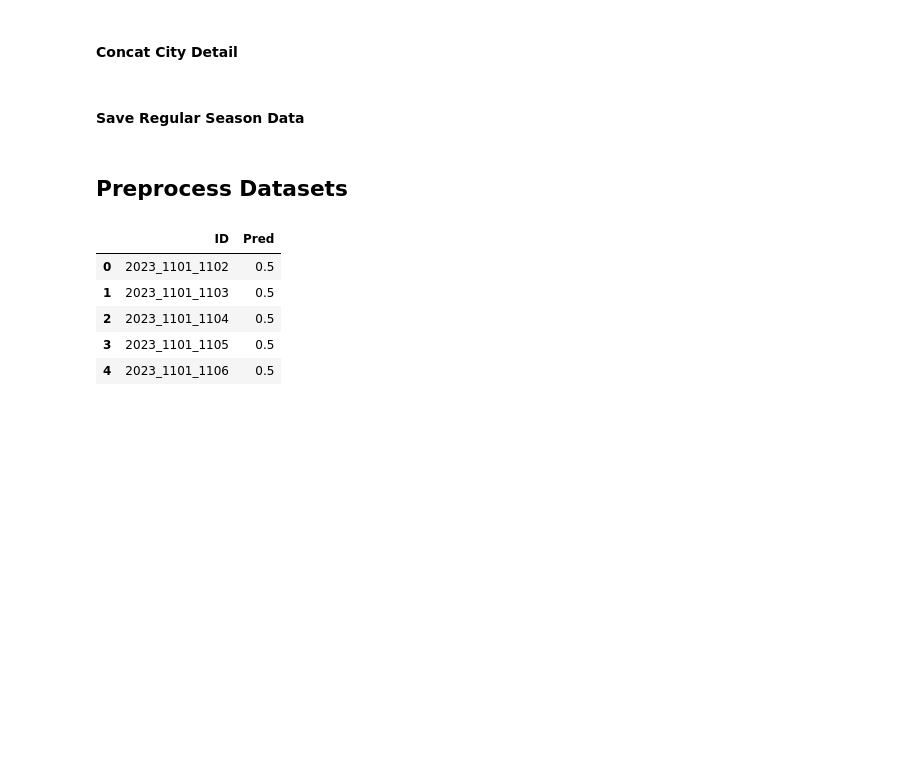
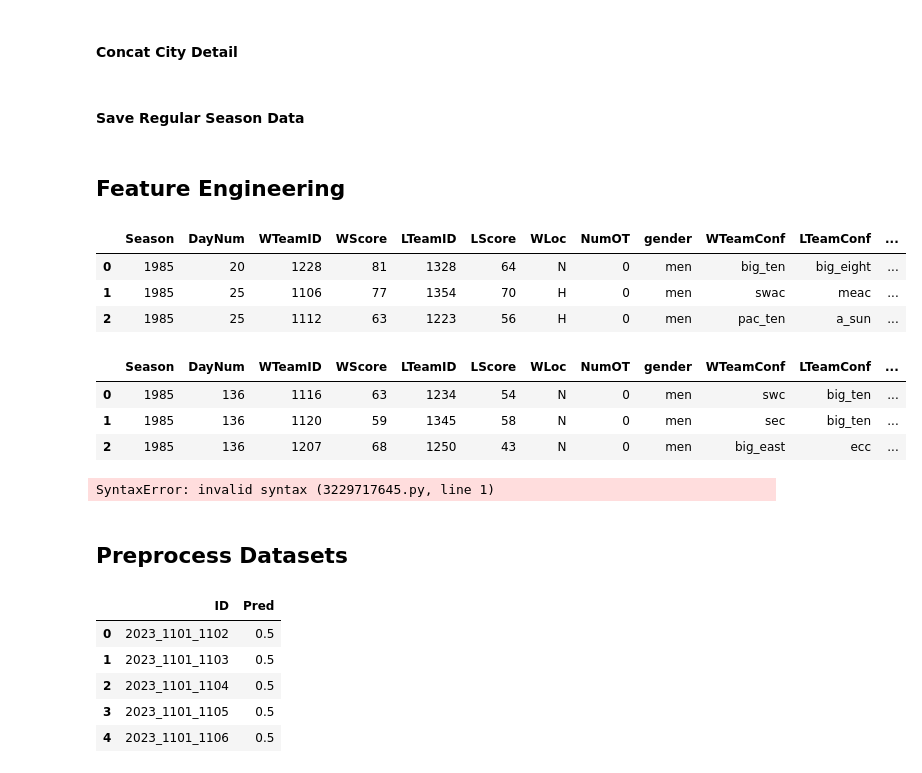
Before and after one commit to akaigraham/main-ML, a Jupyter notebook: march-madness-simulation/notebooks/load-and-process-data.ipynb, the cells around one changed output. Drawn from its saved outputs; the diff is of its cells as text; code cells hidden in the pictures; blank space fills up the shorter version.

Commit message:
feature engineering

```diff
--- a/march-madness-simulation/notebooks/load-and-process-data.ipynb
+++ b/march-madness-simulation/notebooks/load-and-process-data.ipynb
@@ -183,7 +160,7 @@ team_conferences.head()
 | 4 | 1985 | 1108 | swac |
 # %%
 # save dataframe for compact reg season
-df = reg_season_detailed.copy()
+df = reg_season_compact.copy()
 # %%
 # add winning team conference detail
 df = df.merge(team_conferences, how='left', left_on=['Season', 'WTeamID'], right_on=['Season', 'TeamID'])
@@ -203,3 +180,19 @@ df = df.merge(game_cities, how='left', on=['Season', 'DayNum', 'WTeamID', 'LTeam
 #### Save Regular Season Data
 # %%
 reg_season_df = df.copy()
+# %% [markdown]
+## Feature Engineering
+# %%
+reg_season_df.head(3)
+# %% [output]
+|  | Season | DayNum | WTeamID | WScore | LTeamID | LScore | WLoc | NumOT | gender | WTeamConf | LTeamConf | ... |
+| 0 | 1985 | 20 | 1228 | 81 | 1328 | 64 | N | 0 | men | big_ten | big_eight | ... |
+| 1 | 1985 | 25 | 1106 | 77 | 1354 | 70 | H | 0 | men | swac | meac | ... |
+| 2 | 1985 | 25 | 1112 | 63 | 1223 | 56 | H | 0 | men | pac_ten | a_sun | ... |
+# %%
+tourney_df.head(3)
+# %% [output]
+|  | Season | DayNum | WTeamID | WScore | LTeamID | LScore | WLoc | NumOT | gender | WTeamConf | LTeamConf | ... |
+| 0 | 1985 | 136 | 1116 | 63 | 1234 | 54 | N | 0 | men | swc | big_ten | ... |
+| 1 | 1985 | 136 | 1120 | 59 | 1345 | 58 | N | 0 | men | sec | big_ten | ... |
+| 2 | 1985 | 136 | 1207 | 68 | 1250 | 43 | N | 0 | men | big_east | ecc | ... |
@@ -206,3 +201,7 @@ reg_season_df = df.copy()
+# %%
+circuit breaker
+# %% [output]
+SyntaxError: invalid syntax (3229717645.py, line 1)
 # %% [markdown]
 ## Preprocess Datasets
 # %%
```
Also changed, not shown: parts of 7 cells of this notebook.
